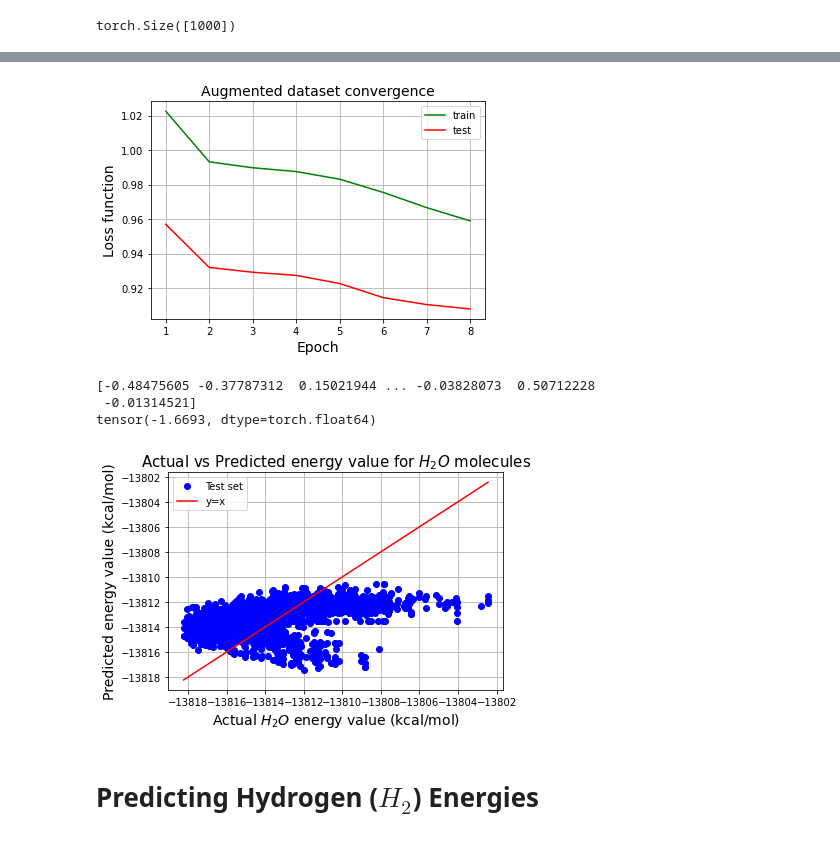
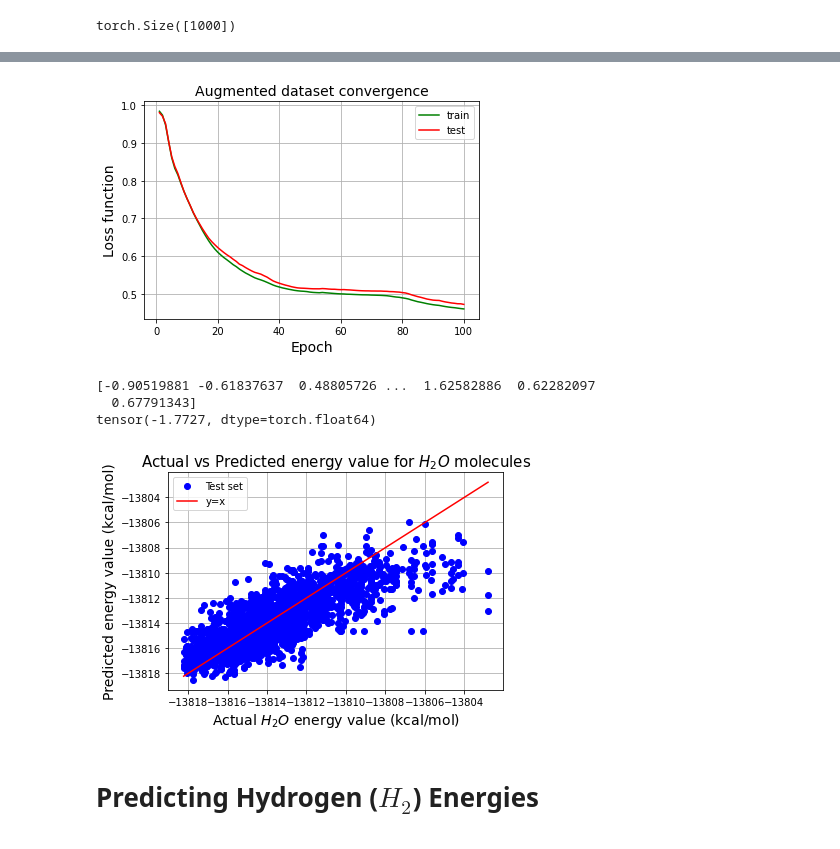
Before and after one commit to KKaroni/Symmetry-in-Machine-learned-Molecular-Force-Fields, a Jupyter notebook: BPNN.ipynb, the cells around one changed output, grey strips where cells are left out. Saved outputs shown, nothing was run; the diff lists cells and outputs as text; code cells hidden in the pictures.

```diff
--- a/BPNN.ipynb
+++ b/BPNN.ipynb
@@ -1293,7 +1293,7 @@ N                        = 3         # number of atoms per molecule
 number_of_features_xyz   = 3         # number of features for each atom
 data_size_H2O            = np.shape(energies_water)[0]
 print('data_size_H2O = ', data_size_H2O)
-number_of_rotations = 21
+number_of_rotations = 51
 
 coordinates_water = (xyz_file[:,1:-1])
 shape_coord_h2o = np.shape(coordinates_water)
@@ -1440,7 +1440,7 @@ tensor([-0.4636, -1.5562, -0.3003,  0.2401, -0.9485,  0.5127, -0.0566,  1.0596,
 net_xyz = BPNN_H2O(3)   #+1) # +1 if you are adding atomic number as a feature
 # %%
 criterion = nn.MSELoss()
-optimizer = optim.Adam(net_xyz.parameters(), lr=0.05) #0.0001)#0.005)
+optimizer = optim.Adam(net_xyz.parameters(), lr=0.01) #0.0001)#0.005)
 #torch.optim.LBFGS(net.parameters(), lr=0.001, max_iter=20, max_eval=None, tolerance_grad=1e-07, tolerance_change=1e-09, line_search_fn=None)
 #optimizer = optim.SGD(net.parameters(), lr=0.001, momentum=0.1)
 nepochs = 100
@@ -1551,24 +1541,24 @@ BrokenPipeError: [Errno 32] Broken pipe
 # %%
 x = np.arange(1,nepochs+1)
 # plt.plot(x[200:600],train_loss_xyz[200:600],'blue',label = 'Training loss')
 # plt.plot(x[200:600],test_loss_xyz[200:600],'red',label = 'Test loss')
 
-plt.plot(x[:counter],train_loss_xyz[:counter],'green',label = 'train')
-plt.plot(x[:counter],test_loss_xyz[:counter],'red',label = 'test')
+plt.plot(x[:],train_loss_xyz[:],'green',label = 'train')
+plt.plot(x[:],test_loss_xyz[:],'red',label = 'test')
 
 
 #plt.ylim([-13822,-13800])
 
 plt.ticklabel_format(useOffset=False, style='plain')
 plt.xlabel('Epoch',fontsize=14)
 plt.ylabel('Loss function',fontsize=14)
 plt.title('Augmented dataset convergence',fontsize=14)
 plt.grid()
 plt.legend()
 plt.savefig('augmented_convergence',bbox_inches='tight')
 plt.show()
 # %% [output]
-[figure, old version]
+[figure, new version]
 # %%
 #plot_train_test_loss(train_loss_xyz_aug,test_loss_xyz_aug,nepochs,3)
 
@@ -1582,10 +1572,10 @@ print(prediction)
 
 plot_prediction(prediction,test_labels,var_lab,mean_lab,3)
 # %% [output]
-[-0.48475605 -0.37787312  0.15021944 ... -0.03828073  0.50712228
- -0.01314521]
-tensor(-1.6693, dtype=torch.float64)
+[-0.90519881 -0.61837637  0.48805726 ...  1.62582886  0.62282097
+  0.67791343]
+tensor(-1.7727, dtype=torch.float64)
-[figure, old version]
+[figure, new version]
 # %% [markdown]
 **<h1>Predicting Hydrogen ($H_2$) Energies**
 # %%
```
Also changed, not shown: parts of 3 cells of this notebook.
